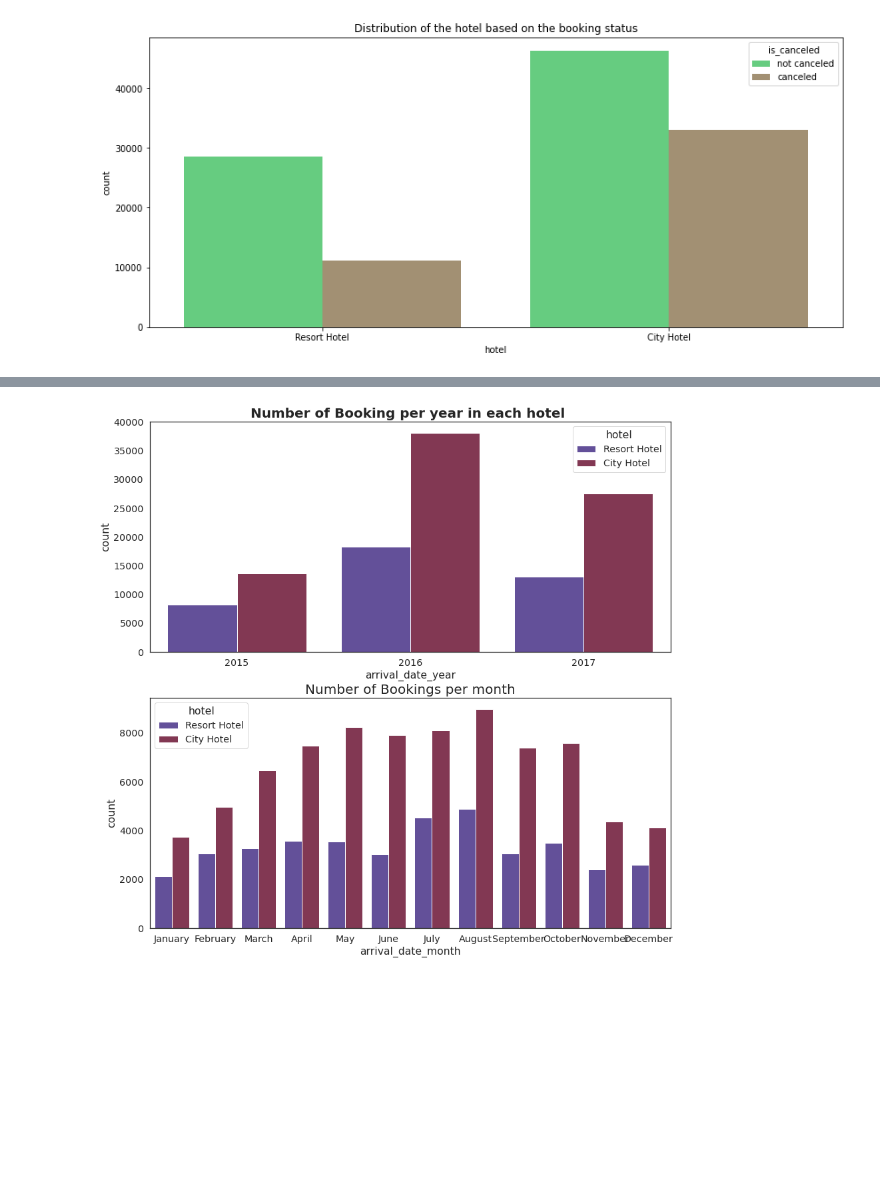
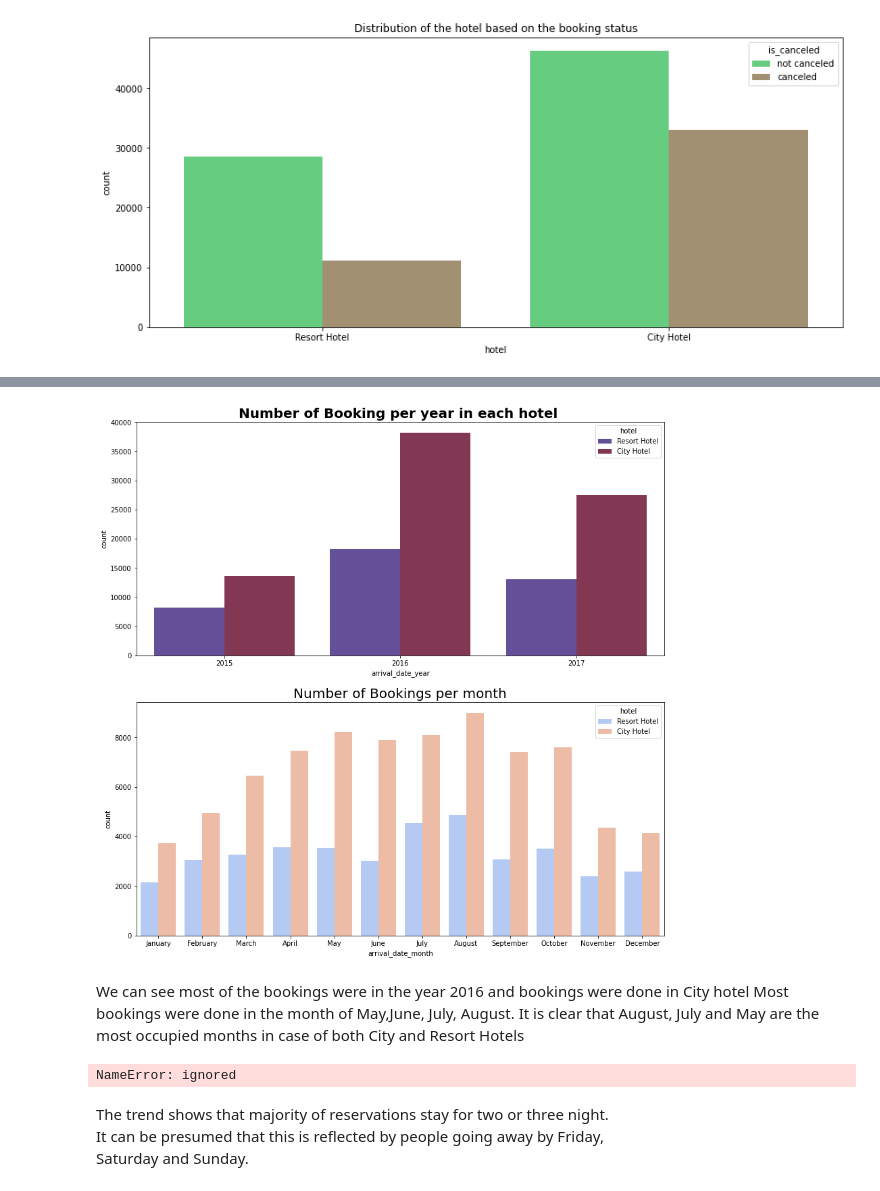
Before and after one commit to rahool010/Hotel-Booking-Analysis, a Jupyter notebook: Hotel_Booking_Analysis_Capstone_Project.ipynb, the cells around one changed output, grey strips where cells are left out. Saved outputs shown, nothing was run; the diff lists cells and outputs as text; code cells hidden in the pictures; blank space fills up the shorter version.

```diff
--- a/Hotel_Booking_Analysis_Capstone_Project.ipynb
+++ b/Hotel_Booking_Analysis_Capstone_Project.ipynb
@@ -218,7 +222,0 @@ plt.show()
-# %%
-plt.figure(figsize=(14,6))
-sns.set(style = 'white', font_scale = 1.3)
-
-plot=sns.countplot(x='customer_type',hue='hotel',data=data)
-plot.set(title="Customer Type")
-plt.show()
@@ -227,17 +251,21 @@ plt.show()
 # %%
 # arrival per year and month
 plt.figure(figsize=(14, 14))
 plt.subplot(2, 1, 1)
 sns.countplot(x='arrival_date_year',hue='hotel', data=data,palette='twilight')
 plt.title("Number of Booking per year in each hotel ",fontweight="bold", size=20)
 
 months=['January', 'February', 'March', 'April', 'May', 'June', 'July',
        'August','September', 'October', 'November', 'December']
 plt.subplot(2, 1, 2)
-sns.countplot(x = 'arrival_date_month', hue='hotel', data=data, order=months, palette='twilight')
+sns.countplot(x = 'arrival_date_month', hue='hotel', data=data, order=months, palette='Purple')
 plt.title('Number of Bookings per month', size=20)
 #plt.subplots_adjust(right=1.7)
 
 plt.show()
 # %% [output]
-[figure, old version]
+[figure, new version]
+# %% [markdown]
+We can see most of the bookings were in the year 2016 and bookings were done in City hotel
+Most bookings were done in the month of May,June, July, August.
+It is clear that August, July and May are the most occupied months in case of both City and Resort Hotels
@@ -243,0 +277,5 @@ plt.show()
+# %%
+# Summary
+print(data.total_guests.describe())
+# %% [output]
+NameError: ignored
@@ -243,0 +288,4 @@ plt.show()
+# %% [markdown]
+The trend shows that majority of reservations stay for two or three night.\
+It can be presumed that this is reflected by people going away by Friday,\
+Saturday and Sunday.
```
Also changed, not shown: parts of 30 cells of this notebook.
